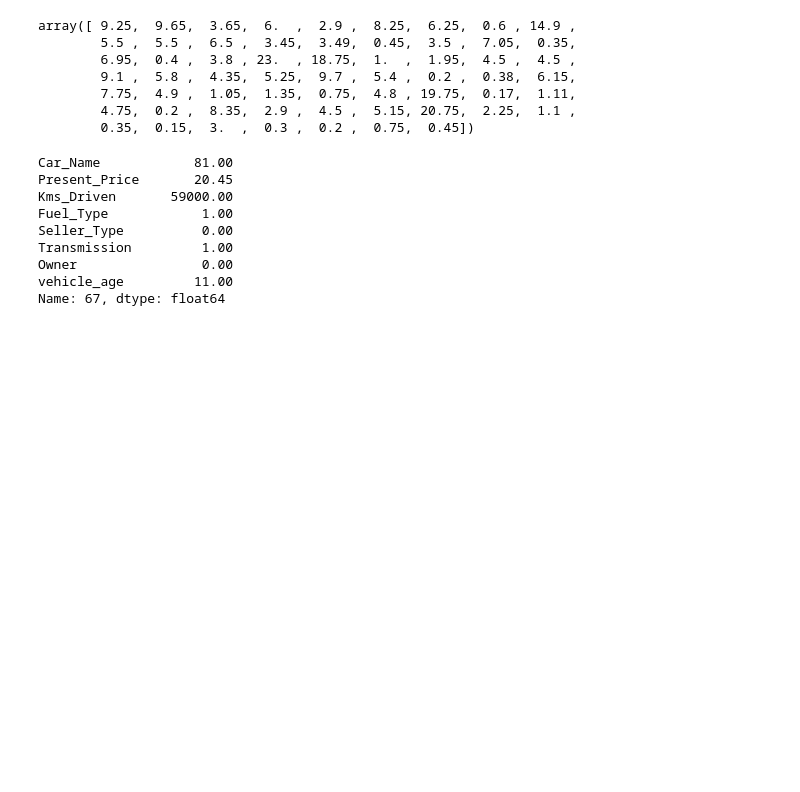
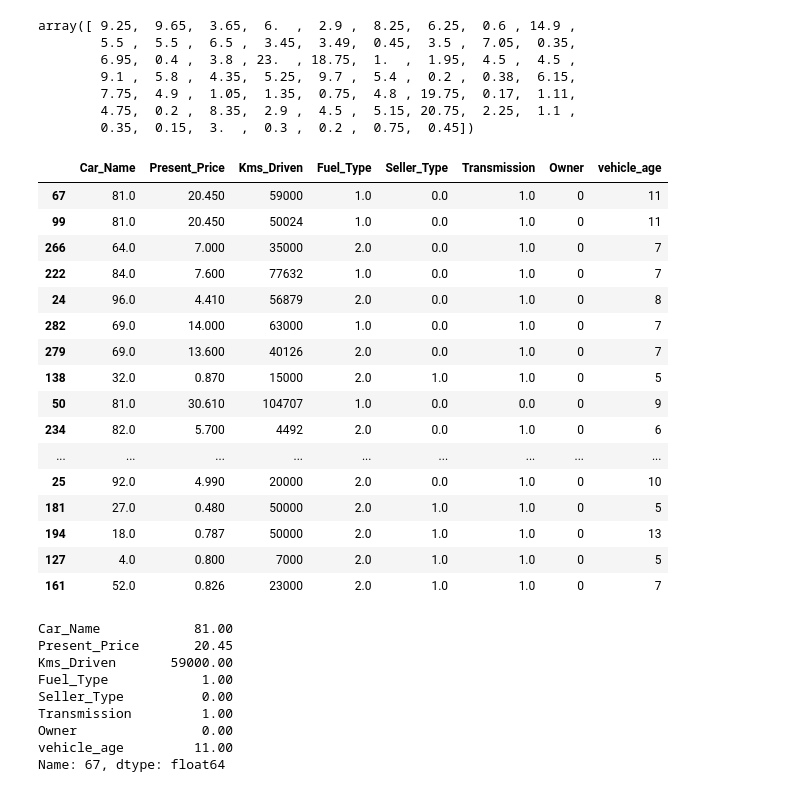
Before and after one commit to dilaraozcerit/Machine-Learning, a Jupyter notebook: In-Class/ML-14 (AdaBoosting, Gradientboosting, XGBoosting Regressor)(TR)-31 Jan 2022.ipynb, the cells around one changed output. Cells and saved outputs as stored; diff of their text form; code cells hidden in the pictures; blank space fills up the shorter version.

```diff
--- a/In-Class/ML-14 (AdaBoosting, Gradientboosting, XGBoosting Regressor)(TR)-31 Jan 2022.ipynb
+++ b/In-Class/ML-14 (AdaBoosting, Gradientboosting, XGBoosting Regressor)(TR)-31 Jan 2022.ipynb
@@ -253,6 +271,24 @@ array([ 9.25,  9.65,  3.65,  6.  ,  2.9 ,  8.25,  6.25,  0.6 , 14.9 ,
         4.75,  0.2 ,  8.35,  2.9 ,  4.5 ,  5.15, 20.75,  2.25,  1.1 ,
         0.35,  0.15,  3.  ,  0.3 ,  0.2 ,  0.75,  0.45])
 # %%
-#X_test
+X_test     # Yukarida tahmin edilen ilk degerin indexi 67 imis. Bu ornegi kullanacagiz.
+# %% [output]
+|  | Car_Name | Present_Price | Kms_Driven | Fuel_Type | Seller_Type | Transmission | Owner | vehicle_age |
+| 67 | 81.0 | 20.450 | 59000 | 1.0 | 0.0 | 1.0 | 0 | 11 |
+| 99 | 81.0 | 20.450 | 50024 | 1.0 | 0.0 | 1.0 | 0 | 11 |
+| 266 | 64.0 | 7.000 | 35000 | 2.0 | 0.0 | 1.0 | 0 | 7 |
+| 222 | 84.0 | 7.600 | 77632 | 1.0 | 0.0 | 1.0 | 0 | 7 |
+| 24 | 96.0 | 4.410 | 56879 | 2.0 | 0.0 | 1.0 | 0 | 8 |
+| 282 | 69.0 | 14.000 | 63000 | 1.0 | 0.0 | 1.0 | 0 | 7 |
+| 279 | 69.0 | 13.600 | 40126 | 2.0 | 0.0 | 1.0 | 0 | 7 |
+| 138 | 32.0 | 0.870 | 15000 | 2.0 | 1.0 | 1.0 | 0 | 5 |
+| 50 | 81.0 | 30.610 | 104707 | 1.0 | 0.0 | 0.0 | 0 | 9 |
+| 234 | 82.0 | 5.700 | 4492 | 2.0 | 0.0 | 1.0 | 0 | 6 |
+| ... | ... | ... | ... | ... | ... | ... | ... | ... |
+| 25 | 92.0 | 4.990 | 20000 | 2.0 | 0.0 | 1.0 | 0 | 10 |
+| 181 | 27.0 | 0.480 | 50000 | 2.0 | 1.0 | 1.0 | 0 | 5 |
+| 194 | 18.0 | 0.787 | 50000 | 2.0 | 1.0 | 1.0 | 0 | 13 |
+| 127 | 4.0 | 0.800 | 7000 | 2.0 | 1.0 | 1.0 | 0 | 5 |
+| 161 | 52.0 | 0.826 | 23000 | 2.0 | 1.0 | 1.0 | 0 | 7 |
 # %%
 X_test.loc[67]
```
Also changed, not shown: parts of 61 cells of this notebook, 3 other files.
